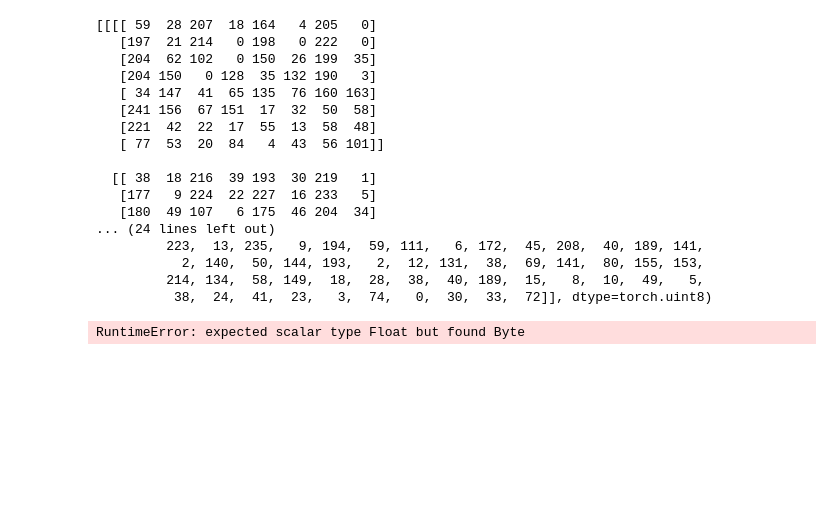
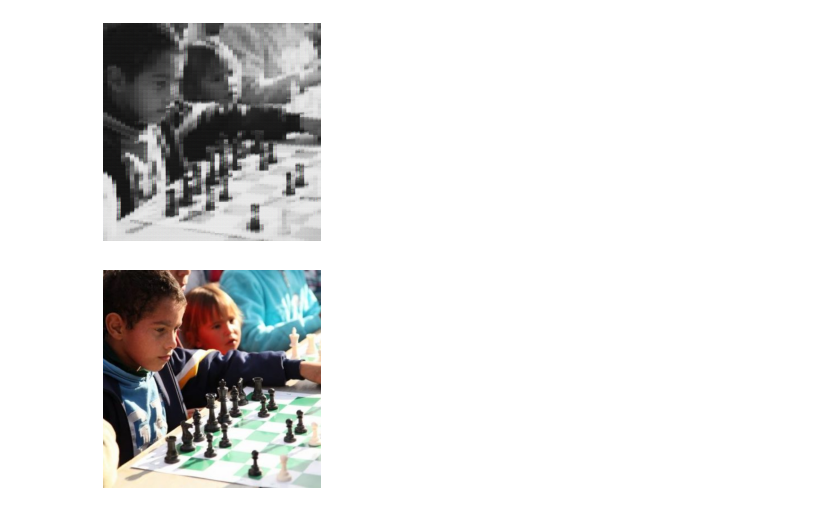
Before and after one commit to igrodfer/TFG, a Jupyter notebook: grid_segmentation.ipynb, the cells around one changed output. Drawn from its saved outputs; the diff is of its cells as text; code cells hidden in the pictures; blank space fills up the shorter version.

Commit message:
segmentado pasos en la reconstrucción

```diff
--- a/grid_segmentation.ipynb
+++ b/grid_segmentation.ipynb
@@ -58,60 +57,57 @@ def rebuild_image(tile_array,image_size):
     return tile_array[:img_height,:img_width]
 # %%
 def get_model(model_path):
+    model = AutoEncoder.load_autoencoder(model_path)
+    return send_to_device(model)
+
+
+def send_to_device(pytorch_object):
     device = torch.device("cuda:0" if torch.cuda.is_available() else "cpu")
-    model = AutoEncoder.load_autoencoder(model_path)
-    model.to(device)
-    return model
+    pytorch_object = pytorch_object.to(device)
+    return pytorch_object
+
 
 def apply_compress_function(tile_tensor, model_path):
     model = get_model(model_path)
-    return model.encode(tile_tensor)
+    return model.encode(send_to_device(tile_tensor))
 
 def apply_decompression_function(encoded_tile_tensor,model_path) :
     model = get_model(model_path)
     return model.decode(encoded_tile_tensor)
 # %%
 def make_tensor(tile_list_array):
-    tile_tensor = torch.from_numpy(tile_list_array)
-    print(tile_tensor.reshape(-1,3*8*8))
-
+    tile_list_array = tile_list_array.reshape(tile_list_array.shape[0],3*8*8)
+    transform = transforms.ToTensor()
+    tile_tensor = transform(tile_list_array)
     return tile_tensor
 
 def retrieve_array(decoded_tile_tensor):
-    return decoded_tile_tensor.detach().cpu().view(-1,3,8,8).numpy()
+    res = decoded_tile_tensor.detach().cpu().view(-1,3,8,8).numpy()
+    return res
 # %%
 wd_path = os.path.abspath(os.getcwd())
 models_path = os.path.join(wd_path, "models")
 model_used_path = os.path.join(models_path, "ae_0.pt")
-image_path = os.path.join(wd_path,"images","val_0_0.jpeg")
-image_path_out = os.path.join(wd_path,"images","val_0_0_out.jpeg")
+image_path = os.path.join(wd_path,"images","Niños_jugando_al_ajedrez-390x390.jpg")
+image_path_out = os.path.join(wd_path,"images","tenemos_out.jpeg")
+tile_size= 8
 
-test_image= load_image_as_np(image_path)
-tile_list = segment_image(test_image,tile_size=8,pad_type='reflect')
+test_image                  = load_image_as_np(image_path)
+tile_list                   = segment_image(test_image,tile_size=8,pad_type='reflect')
 
-c_image = apply_compress_function(tile_list,model_used_path)
-dc_image = apply_decompression_function(c_image,model_used_path)
+tile_tensor                 = make_tensor(tile_list)
+compressed_image_tensor     = apply_compress_function(tile_tensor,model_used_path)
+decompressed_image_tensor   = apply_decompression_function(compressed_image_tensor,model_used_path)
+decompresssed_image         = retrieve_array(decompressed_image_tensor)
 
-end_image = rebuild_image(dc_image,test_image.shape)
-plt.imshow(end_image.astype('uint8'))
+end_image                   = rebuild_image(decompresssed_image,test_image.shape,tile_size)
+
+plt.imshow(end_image)
 plt.axis('off')
 plt.show()
+plt.imshow(test_image.astype('uint8'))
+plt.axis('off')
+plt.show()
 # %% [output]
-[[[[ 59  28 207  18 164   4 205   0]
-   [197  21 214   0 198   0 222   0]
-   [204  62 102   0 150  26 199  35]
-   [204 150   0 128  35 132 190   3]
-   [ 34 147  41  65 135  76 160 163]
-   [241 156  67 151  17  32  50  58]
-   [221  42  22  17  55  13  58  48]
-   [ 77  53  20  84   4  43  56 101]]
-
-  [[ 38  18 216  39 193  30 219   1]
-   [177   9 224  22 227  16 233   5]
-   [180  49 107   6 175  46 204  34]
-... (24 lines left out)
-         223,  13, 235,   9, 194,  59, 111,   6, 172,  45, 208,  40, 189, 141,
-           2, 140,  50, 144, 193,   2,  12, 131,  38,  69, 141,  80, 155, 153,
-         214, 134,  58, 149,  18,  28,  38,  40, 189,  15,   8,  10,  49,   5,
-          38,  24,  41,  23,   3,  74,   0,  30,  33,  72]], dtype=torch.uint8)
-RuntimeError: expected scalar type Float but found Byte
+[figure, added]
+[figure, added]
```
Also changed, not shown: parts of 3 cells of this notebook.
